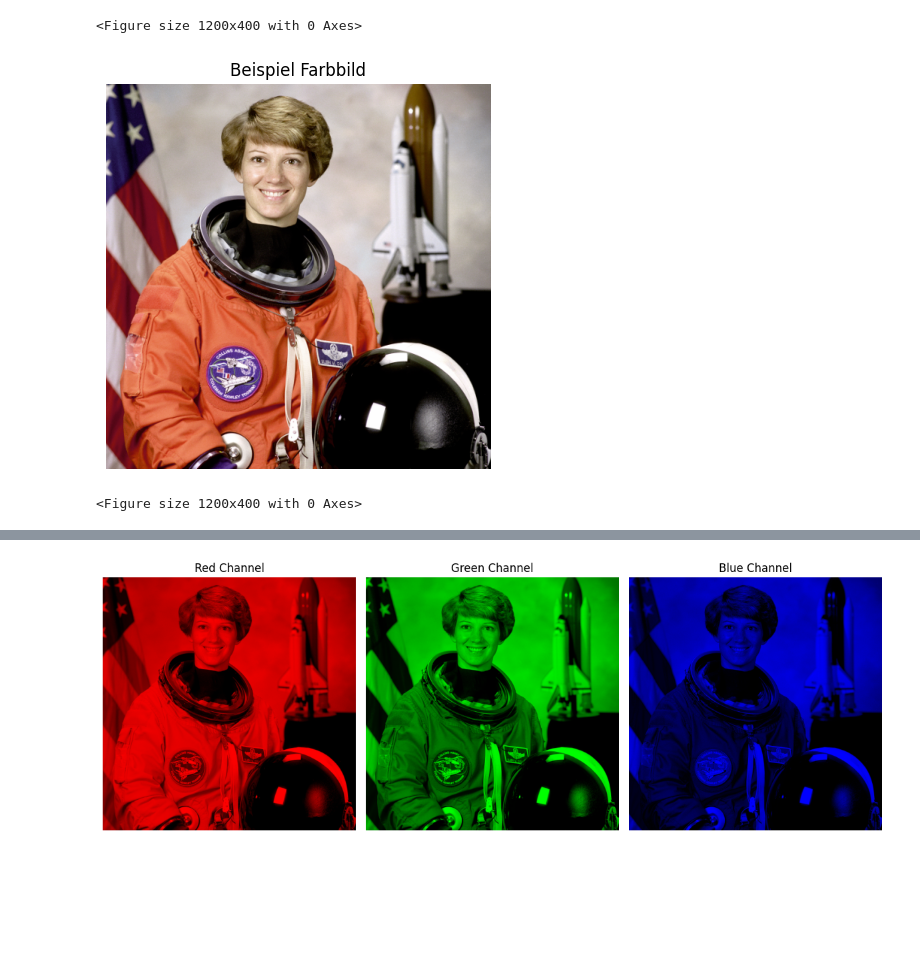
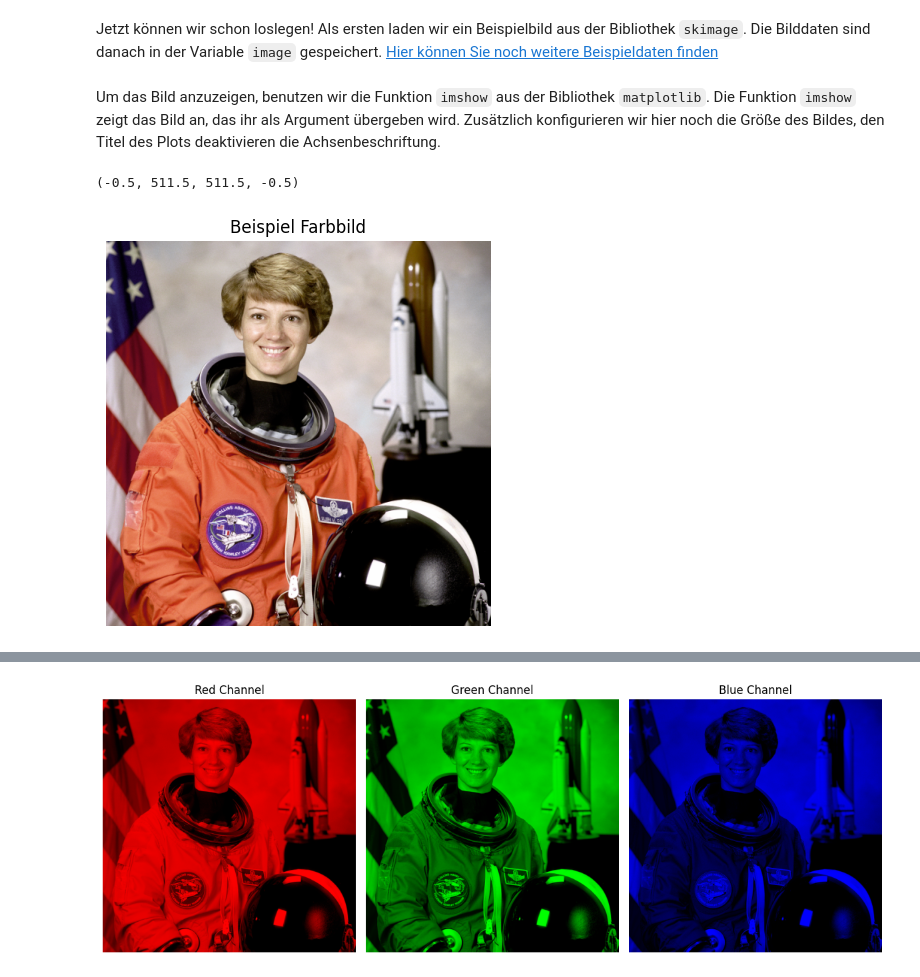
Before and after one commit to dorianprill/schuelerworkshop-image-filter, a Jupyter notebook: workshop-image-filter.ipynb, the cells around one changed output, grey strips where cells are left out. Cells and saved outputs as stored; diff of their text form; code cells hidden in the pictures; blank space fills up the shorter version.

```diff
--- a/workshop-image-filter.ipynb
+++ b/workshop-image-filter.ipynb
@@ -23,4 +26,6 @@ from mpl_toolkits.mplot3d import Axes3D  # for 3D plotting
 from skimage import io, data, color, img_as_float
+# %% [markdown]
+Jetzt können wir schon loslegen! Als ersten laden wir ein Beispielbild aus der Bibliothek `skimage`. Die Bilddaten sind danach in der Variable `image` gespeichert. [Hier können Sie noch weitere Beispieldaten finden](https://scikit-image.org/docs/stable/api/skimage.data.html)
 # %%
 # Load a sample color image
 image = data.astronaut()
@@ -29,13 +32,11 @@ gray_image = color.rgb2gray(image)
+# %% [markdown]
+Um das Bild anzuzeigen, benutzen wir die Funktion `imshow` aus der Bibliothek `matplotlib`. Die Funktion `imshow` zeigt das Bild an, das ihr als Argument übergeben wird.
+Zusätzlich konfigurieren wir hier noch die Größe des Bildes, den Titel des Plots deaktivieren die Achsenbeschriftung.
 # %%
-
-plt.figure(figsize=(8, 5))
+plt.figure(figsize=(12, 5))
 plt.imshow(image)
 plt.title("Beispiel Farbbild")
 plt.axis('off')
-# Create a figure for the color channel plots
-
-plt.figure(figsize=(12, 4))
 # %% [output]
-<Figure size 1200x400 with 0 Axes>
+(-0.5, 511.5, 511.5, -0.5)
-[figure, old version]
+[figure, new version]
-<Figure size 1200x400 with 0 Axes>
```
Also changed, not shown: parts of 9 cells of this notebook, 1 other file.
